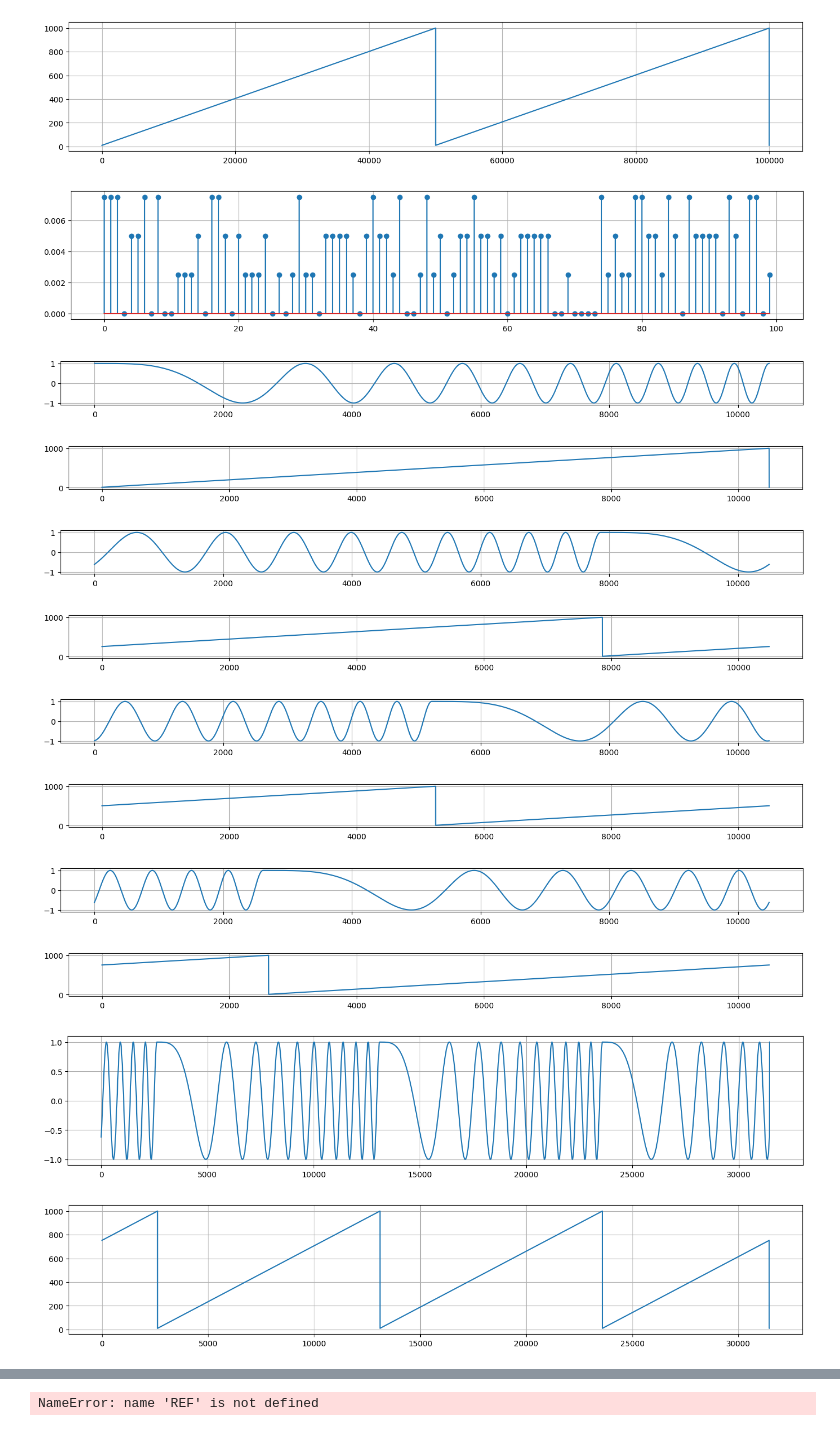
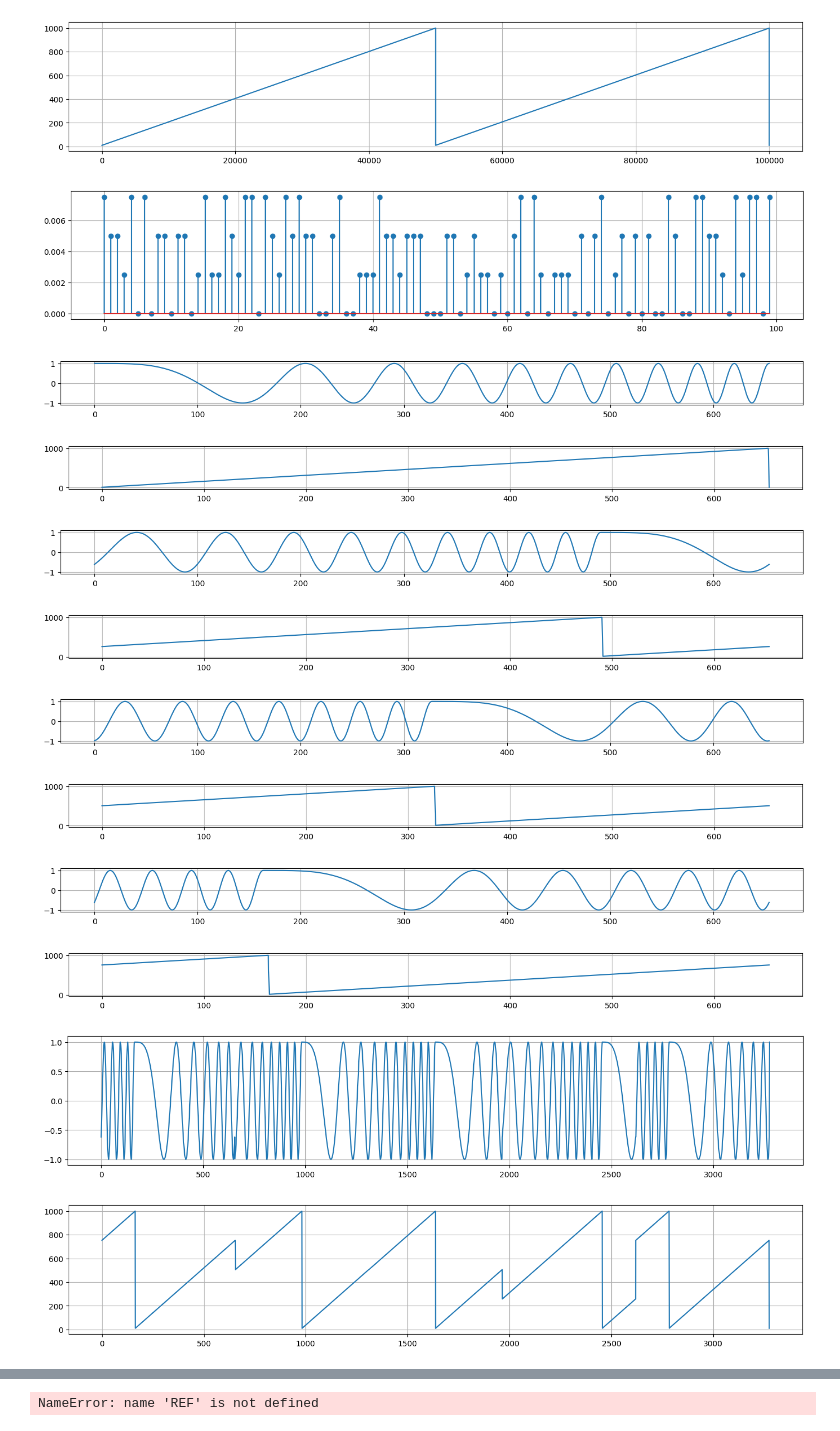
Before and after one commit to juanm-caceres24/SDR-Communication, a Jupyter notebook: LoRa Communication Simulation/LoRaCommunication-Simulation.ipynb, the cells around one changed output, grey strips where cells are left out. Saved outputs shown, nothing was run; the diff lists cells and outputs as text; code cells hidden in the pictures.

```diff
--- a/LoRa Communication Simulation/LoRaCommunication-Simulation.ipynb
+++ b/LoRa Communication Simulation/LoRaCommunication-Simulation.ipynb
@@ -27,7 +27,7 @@ DEBUG_PHASE_9 = False
 
 HYPOTHESIS = [0, 1, 2, 3]
 PROBABILITIES = [0.25, 0.25, 0.25, 0.25]
-N_SAMPLES = 2**10
+N_SAMPLES = 2**8
 
 #
 # >> generation of the hypothesis
@@ -129,13 +129,13 @@ if DEBUG_PHASE_2:
     plt.grid(True)
     plt.show(True)
 # %% [output]
-[figure, old version]
+[figure, new version]
 # %%
 #
 # >> waveform former function phase
 #
 
-SAMPLING_RATE = 2**20
+SAMPLING_RATE = 2**16
 TIME = np.linspace(0, T, int(SAMPLING_RATE * T))
 
 def generateWaveform(codeword):
@@ -158,39 +158,47 @@ if DEBUG_PHASE_3:
         plt.grid(True)
         plt.show(True)
 # %% [output]
-[figure, old version]
+[figure, new version]
-[figure, old version]
+[figure, new version]
-[figure, old version]
+[figure, new version]
-[figure, old version]
+[figure, new version]
-[figure, old version]
+[figure, new version]
-[figure, old version]
+[figure, new version]
-[figure, old version]
+[figure, new version]
-[figure, old version]
+[figure, new version]
 # %%
 #
 # >> waveform generation phase
 #
 
-waveform = [generateWaveform(codewords[i])[0] for i in range(len(codewords))]
-waveform = np.concatenate(waveform)
+def concatenateArrayPairs(arrays):
 
-waveform_freq = [generateWaveform(codewords[i])[1] for i in range(len(codewords))]
-waveform_freq = np.concatenate(waveform_freq)
+    array_0 = []
+    array_1 = []
+
+    for pair_tmp in arrays:
+        array_0_tmp, array_1_tmp = pair_tmp
+        array_0.extend(array_0_tmp)
+        array_1.extend(array_1_tmp)
+
+    return (array_0, array_1)
+
+waveform = concatenateArrayPairs([generateWaveform(codewords[i]) for i in range(N_SAMPLES)])
 
 if DEBUG_PHASE_4:
 
     plt.figure(figsize=(17, 3))
-    plt.plot(waveform[0:int(T * SAMPLING_RATE * 3)])
+    plt.plot(waveform[0][0:int(T * SAMPLING_RATE * 5)])
     plt.grid(True)
     plt.show(True)
 
     plt.figure(figsize=(17, 3))
-    plt.plot(waveform_freq[0:int(T * SAMPLING_RATE * 3)])
+    plt.plot(waveform[1][0:int(T * SAMPLING_RATE * 5)])
     plt.grid(True)
     plt.show(True)
 # %% [output]
-[figure, old version]
+[figure, new version]
-[figure, old version]
+[figure, new version]
 # %%
 #
 # >> additive white gaussian noise generator
```
Also changed, not shown: parts of 4 cells of this notebook.
